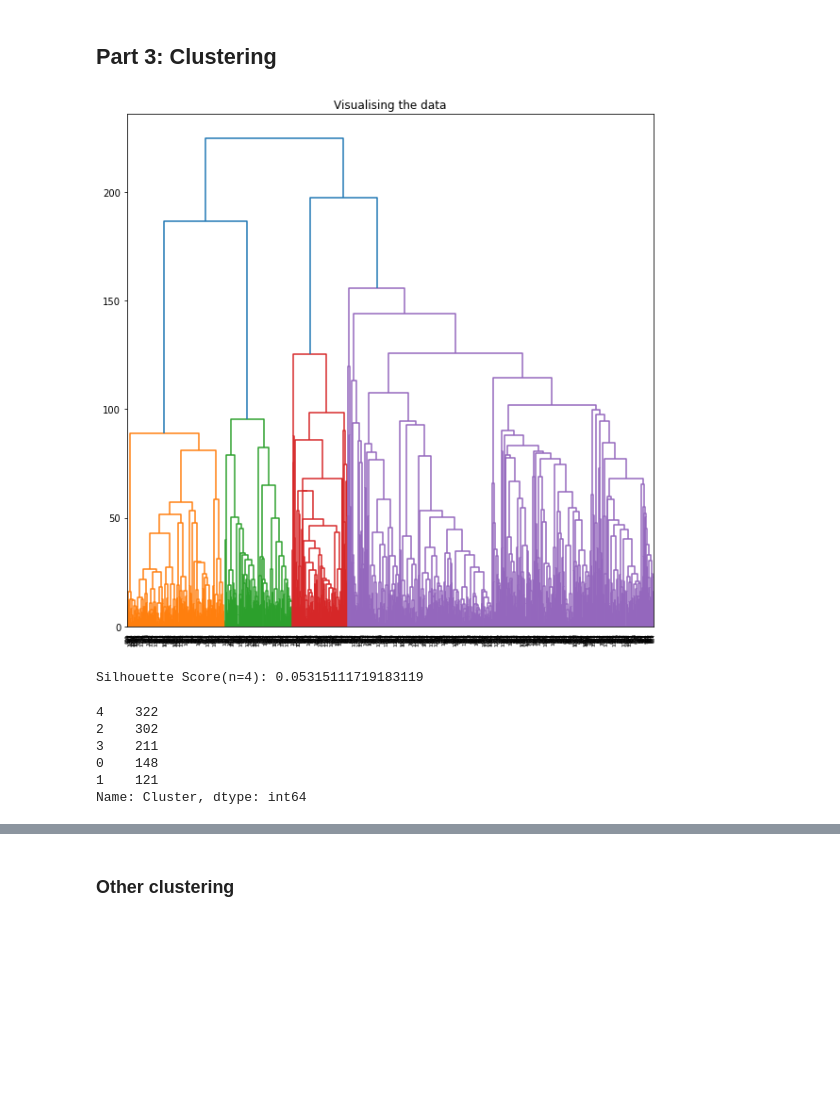
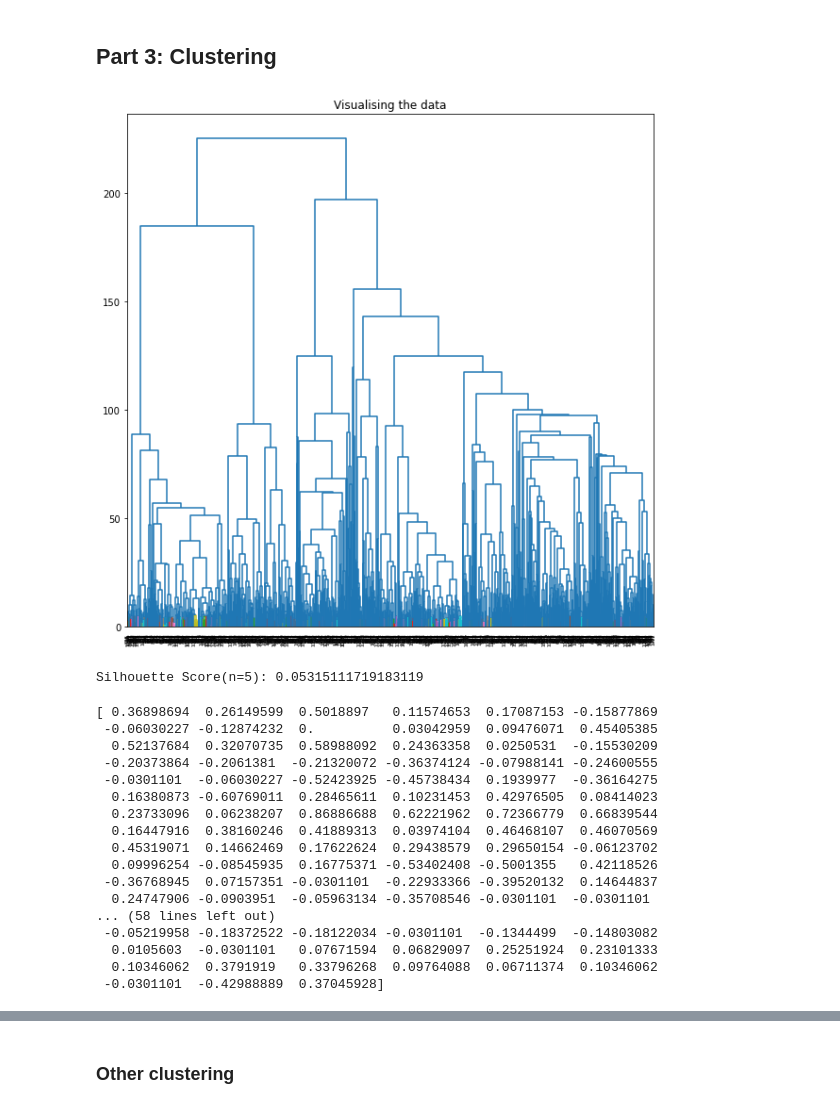
Before and after one commit to simivych/Project4.1, a Jupyter notebook: Python/Filtered.ipynb, the cells around one changed output, grey strips where cells are left out. Saved outputs shown, nothing was run; the diff lists cells and outputs as text; code cells hidden in the pictures; blank space fills up the shorter version.

```diff
--- a/Python/Filtered.ipynb
+++ b/Python/Filtered.ipynb
@@ -388,11 +388,11 @@ True
 # %%
 from sklearn.metrics import silhouette_score
 import scipy.cluster.hierarchy as shc
 plt.figure(figsize =(10, 10))
 plt.title('Visualising the data')
-Dendrogram = shc.dendrogram((shc.linkage(X, method ='ward')))
+Dendrogram = shc.dendrogram((shc.linkage(X_pca, method ='ward', metric = 'euclidean')), color_threshold = 5.0)
 # %% [output]
-[figure, old version]
+[figure, new version]
 # %%
 # from sklearn.cluster import AgglomerativeClustering
 # import numpy as np
@@ -410,16 +410,32 @@ data_labelled = prediction.join(df)
 data_labelled = data_labelled.iloc[:, [0, 1, 10]]
 data_labelled.columns = ['Cluster','RulesetId', 'Name']
 data_labelled['Cluster'].value_counts()
-# filename = str(n_clusters) +'_K_MEANS_filtered' +'.csv'
-# pd.DataFrame(data_labelled).to_csv(filename)
+filename = str(n_clusters) +'dataset' +'.csv'
+pd.DataFrame(data_labelled).to_csv(filename)
 # %% [output]
-Silhouette Score(n=4): 0.05315111719183119
+Silhouette Score(n=5): 0.05315111719183119
-4    322
-2    302
-3    211
-0    148
-1    121
-Name: Cluster, dtype: int64
+# %%
+centroids = kmeans.cluster_centers_
+print(centroids[4])
+np.savetxt("centroids.csv", centroids)
+# %% [output]
+[ 0.36898694  0.26149599  0.5018897   0.11574653  0.17087153 -0.15877869
+ -0.06030227 -0.12874232  0.          0.03042959  0.09476071  0.45405385
+  0.52137684  0.32070735  0.58988092  0.24363358  0.0250531  -0.15530209
+ -0.20373864 -0.2061381  -0.21320072 -0.36374124 -0.07988141 -0.24600555
+ -0.0301101  -0.06030227 -0.52423925 -0.45738434  0.1939977  -0.36164275
+  0.16380873 -0.60769011  0.28465611  0.10231453  0.42976505  0.08414023
+  0.23733096  0.06238207  0.86886688  0.62221962  0.72366779  0.66839544
+  0.16447916  0.38160246  0.41889313  0.03974104  0.46468107  0.46070569
+  0.45319071  0.14662469  0.17622624  0.29438579  0.29650154 -0.06123702
+  0.09996254 -0.08545935  0.16775371 -0.53402408 -0.5001355   0.42118526
+ -0.36768945  0.07157351 -0.0301101  -0.22933366 -0.39520132  0.14644837
+  0.24747906 -0.0903951  -0.05963134 -0.35708546 -0.0301101  -0.0301101
+... (58 lines left out)
+ -0.05219958 -0.18372522 -0.18122034 -0.0301101  -0.1344499  -0.14803082
+  0.0105603  -0.0301101   0.07671594  0.06829097  0.25251924  0.23101333
+  0.10346062  0.3791919   0.33796268  0.09764088  0.06711374  0.10346062
+ -0.0301101  -0.42988889  0.37045928]
 # %%
 import math
 n, _ = data_labelled.shape
```
Also changed, not shown: parts of 7 cells of this notebook, 1 other file.
